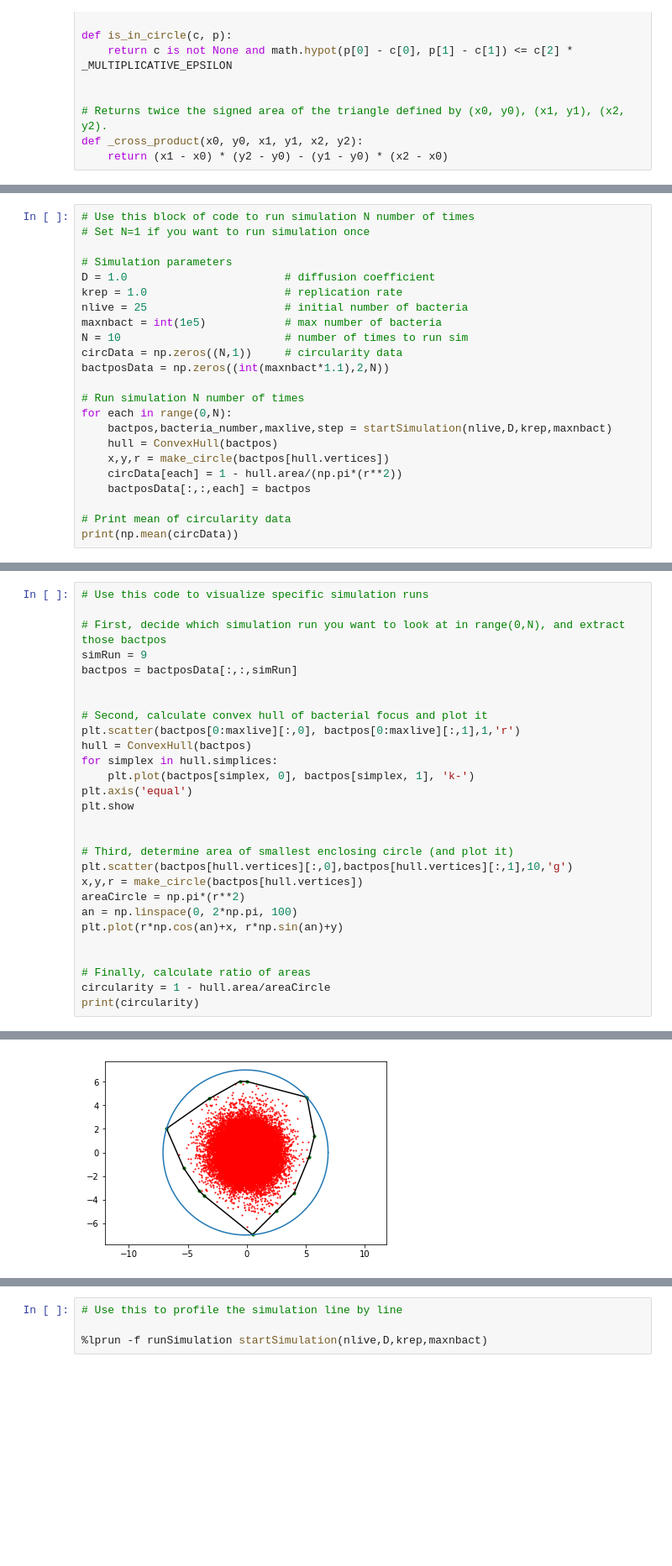
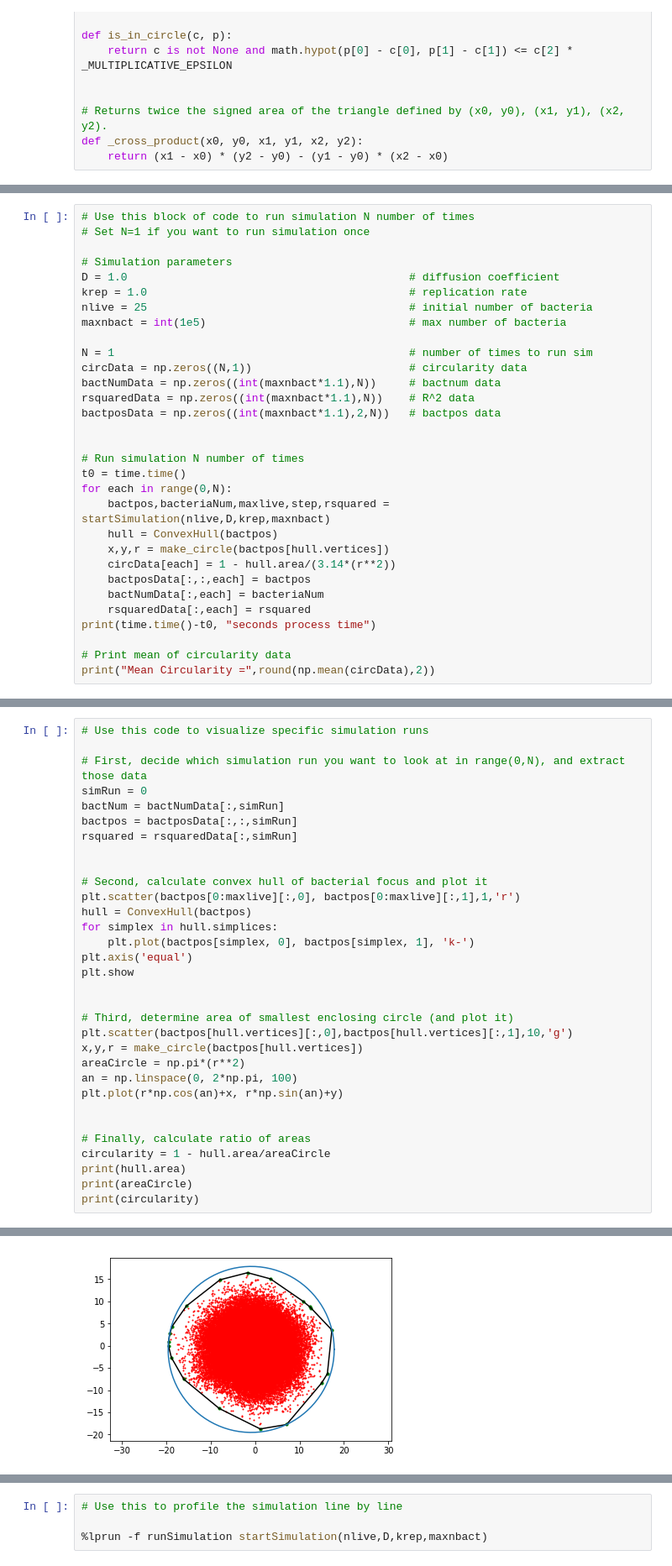
Before and after one commit to Fabianjr90/Python, a Jupyter notebook: GaussianSim.ipynb, the cells around one changed output, grey strips where cells are left out. Shown: that part at 84% size. Cells and saved outputs as stored; diff of their text form; blank space fills up the shorter version.

```diff
--- a/GaussianSim.ipynb
+++ b/GaussianSim.ipynb
@@ -252,22 +262,30 @@ def my_gaussian_fast(int n):
 # Set N=1 if you want to run simulation once
 
 # Simulation parameters
-D = 1.0                        # diffusion coefficient
-krep = 1.0                     # replication rate
-nlive = 25                     # initial number of bacteria
-maxnbact = int(1e5)            # max number of bacteria
-N = 10                         # number of times to run sim
-circData = np.zeros((N,1))     # circularity data
-bactposData = np.zeros((int(maxnbact*1.1),2,N))
+D = 1.0                                           # diffusion coefficient
+krep = 1.0                                        # replication rate
+nlive = 25                                        # initial number of bacteria
+maxnbact = int(1e5)                               # max number of bacteria
+
+N = 1                                             # number of times to run sim
+circData = np.zeros((N,1))                        # circularity data
+bactNumData = np.zeros((int(maxnbact*1.1),N))     # bactnum data
+rsquaredData = np.zeros((int(maxnbact*1.1),N))    # R^2 data
+bactposData = np.zeros((int(maxnbact*1.1),2,N))   # bactpos data
+
 
 # Run simulation N number of times
+t0 = time.time()
 for each in range(0,N):
-    bactpos,bacteria_number,maxlive,step = startSimulation(nlive,D,krep,maxnbact)
+    bactpos,bacteriaNum,maxlive,step,rsquared = startSimulation(nlive,D,krep,maxnbact)
     hull = ConvexHull(bactpos)
     x,y,r = make_circle(bactpos[hull.vertices])
-    circData[each] = 1 - hull.area/(np.pi*(r**2))
+    circData[each] = 1 - hull.area/(3.14*(r**2))
     bactposData[:,:,each] = bactpos
+    bactNumData[:,each] = bacteriaNum
+    rsquaredData[:,each] = rsquared
+print(time.time()-t0, "seconds process time")
 
 # Print mean of circularity data
-print(np.mean(circData))
+print("Mean Circularity =",round(np.mean(circData),2))
 # %% [output]
@@ -275,9 +294,11 @@ print(np.mean(circData))
 # %%
 # Use this code to visualize specific simulation runs
 
-# First, decide which simulation run you want to look at in range(0,N), and extract those bactpos
-simRun = 9
+# First, decide which simulation run you want to look at in range(0,N), and extract those data
+simRun = 0
+bactNum = bactNumData[:,simRun]
 bactpos = bactposData[:,:,simRun]
+rsquared = rsquaredData[:,simRun]
 
 
 # Second, calculate convex hull of bacterial focus and plot it
@@ -299,5 +320,7 @@ plt.plot(r*np.cos(an)+x, r*np.sin(an)+y)
 
 # Finally, calculate ratio of areas
 circularity = 1 - hull.area/areaCircle
+print(hull.area)
+print(areaCircle)
 print(circularity)
 # %% [output]
@@ -305,4 +330,4 @@ print(circularity)
-[figure, old version]
+[figure, new version]
 # %%
 # Plot exponential bacterial growth
 delt = 0.01
```
Also changed, not shown: parts of 9 cells of this notebook.
